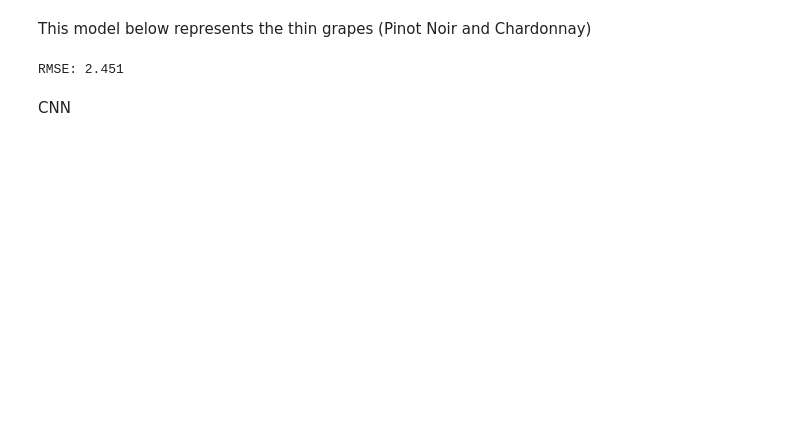
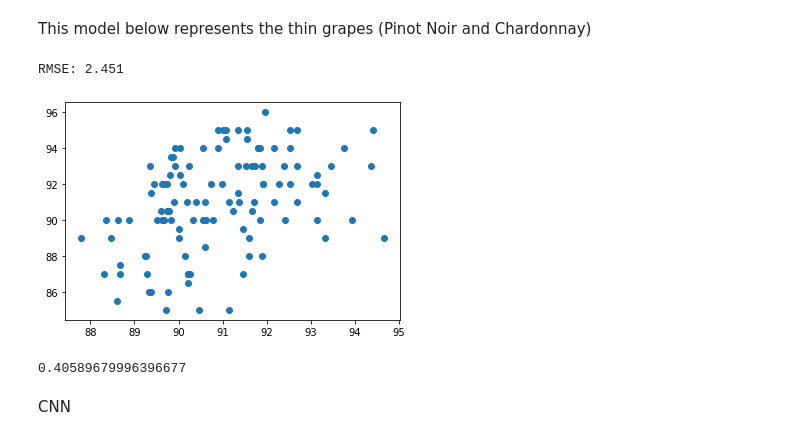
Before and after one commit to Rob-Schuetz/WineAI, a Jupyter notebook: notebooks/nathan.ipynb, the cells around one changed output. Drawn from its saved outputs; the diff is of its cells as text; code cells hidden in the pictures; blank space fills up the shorter version.

```diff
--- a/notebooks/nathan.ipynb
+++ b/notebooks/nathan.ipynb
@@ -45,7 +51,7 @@ df_1 = df[df['skin'] == 1] # 127
 df_avg_1 = pd.DataFrame(columns = ['tavg','tmin','tmax','prcp','snow','wspd','pres','quality'])
 j = 0
 for i, rows in df_1.iterrows():
-  weather = pd.read_csv('/content/drive/MyDrive/NN/files/data/complete_weather/' + df_1['file'][i])
+  weather = pd.read_csv('../data/complete_weather/' + df_1['file'][i])
   df_avg_1 = df_avg_1.append(weather.mean(), ignore_index=True)
   df_avg_1['quality'][j] = df_1['quality'][i]
   j += 1
@@ -63,6 +69,16 @@ y_pred_1 = cross_val_predict(model, x_1, y_1, cv = 5)
 print("RMSE: %.3f" % np.sqrt(mean_squared_error(y_1, y_pred_1)))
 # %% [output]
 RMSE: 2.451
+# %%
+plt.scatter(y_pred_1, y_1)
+plt.show()
+# %% [output]
+[figure, added]
+# %%
+thn_corr, _ =  pearsonr(y_pred_1, y_1)
+thn_corr
+# %% [output]
+0.40589679996396677
 # %% [markdown]
 CNN
 # %%
```
Also changed, not shown: parts of 17 cells of this notebook, 5 other files.
